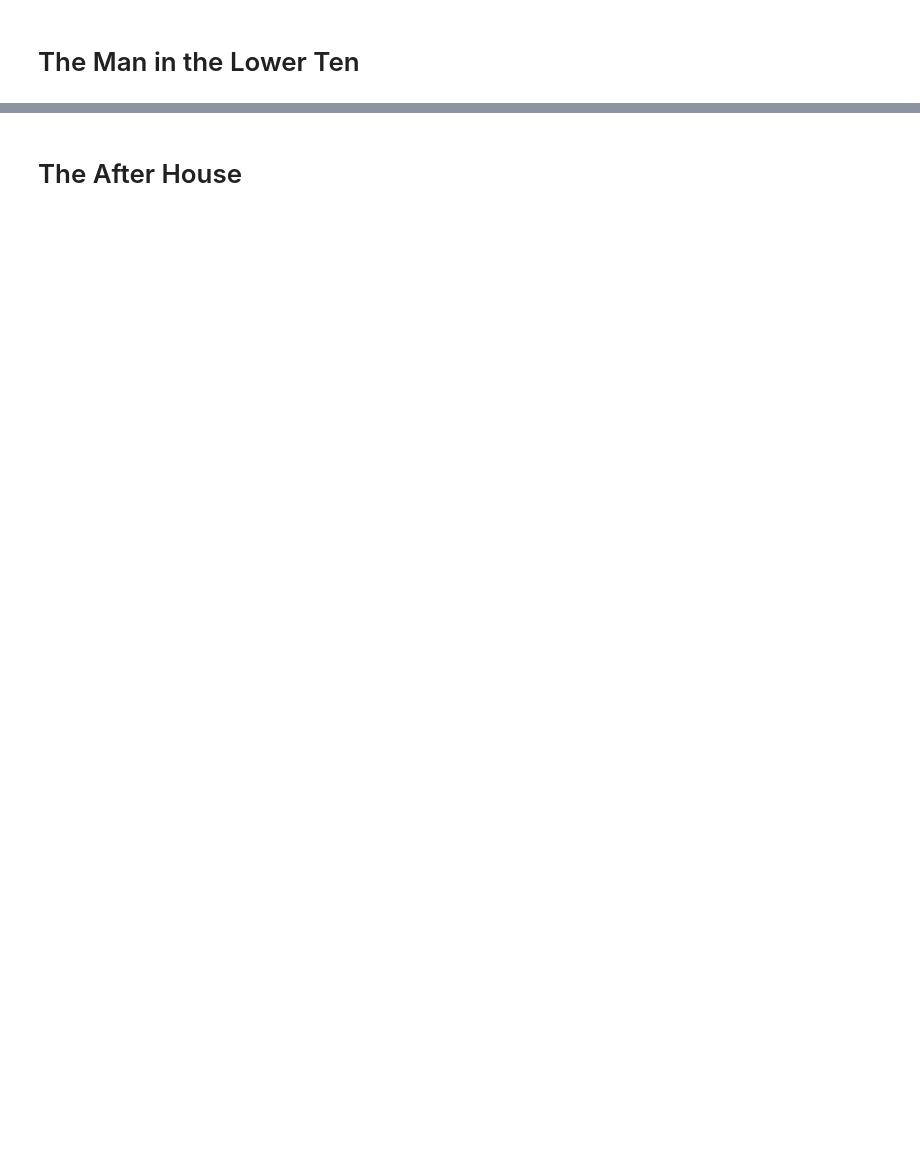
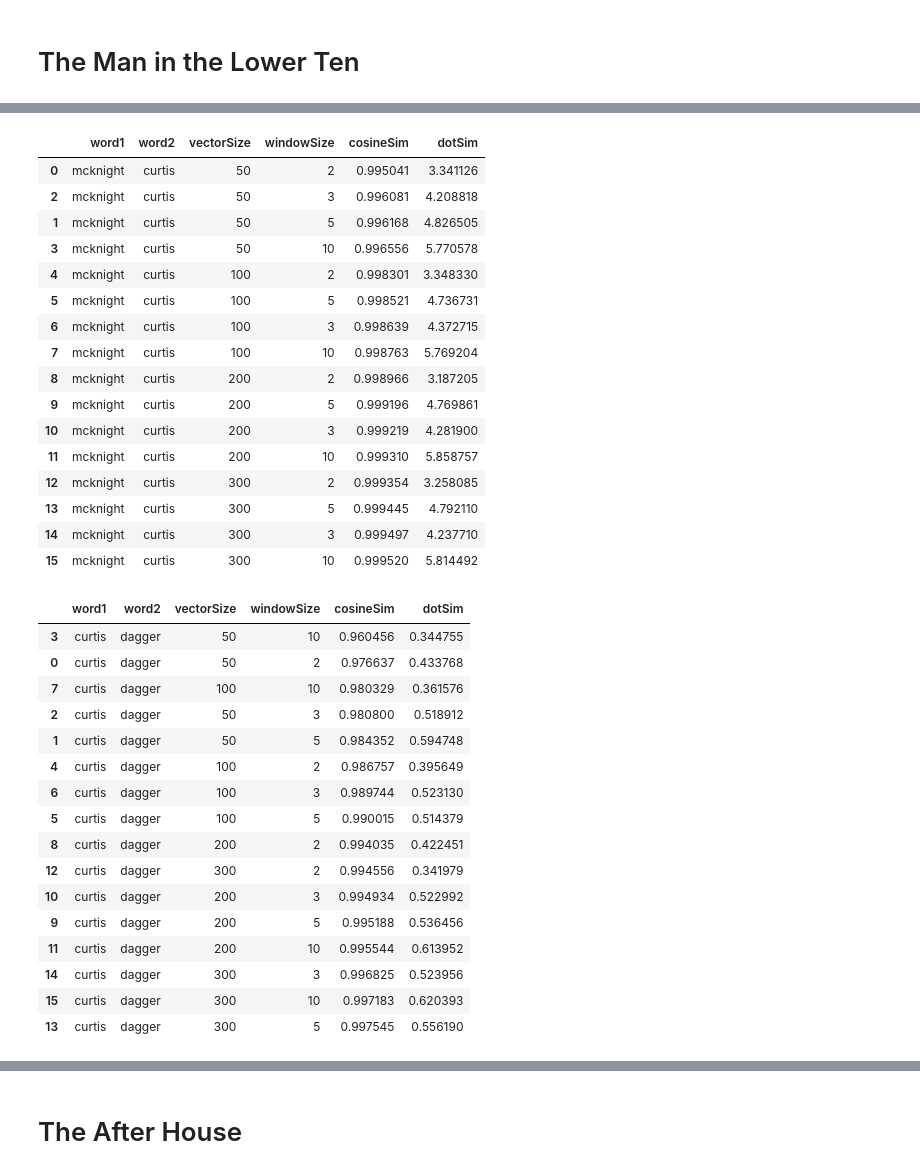
Before and after one commit to NLPaladins/rinehartAnalysis_wordVectors, a Jupyter notebook: main.ipynb, the cells around one changed output, grey strips where cells are left out. Cells and saved outputs as stored; diff of their text form; code cells hidden in the pictures; blank space fills up the shorter version.

```diff
--- a/main.ipynb
+++ b/main.ipynb
@@ -384,6 +427,41 @@ protag_antag_dists = pd.read_pickle(f"data{os.sep}The_Man_in_Lower_Ten__protag_a
 antag_crime_weap_dists = pd.read_pickle(f"data{os.sep}The_Man_in_Lower_Ten__antag_crime_weap_dists.pkl")
 antag_crime_obj_dists = pd.read_pickle(f"data{os.sep}The_Man_in_Lower_Ten__antag_crime_obj_dists.pkl")
 # %%
-display(protag_antag_dists.sort_values(['cosineSim', 'dotSim']).head())
-display(antag_crime_weap_dists.sort_values(['cosineSim', 'dotSim']).head())
-display(antag_crime_obj_dists.sort_values(['cosineSim', 'dotSim']).head())
+display(protag_antag_dists.sort_values(['cosineSim', 'dotSim']))
+display(antag_crime_weap_dists.sort_values(['cosineSim', 'dotSim']))
+display(antag_crime_obj_dists.sort_values(['cosineSim', 'dotSim']))
+# %% [output]
+|  | word1 | word2 | vectorSize | windowSize | cosineSim | dotSim |
+| 0 | mcknight | curtis | 50 | 2 | 0.995041 | 3.341126 |
+| 2 | mcknight | curtis | 50 | 3 | 0.996081 | 4.208818 |
+| 1 | mcknight | curtis | 50 | 5 | 0.996168 | 4.826505 |
+| 3 | mcknight | curtis | 50 | 10 | 0.996556 | 5.770578 |
+| 4 | mcknight | curtis | 100 | 2 | 0.998301 | 3.348330 |
+| 5 | mcknight | curtis | 100 | 5 | 0.998521 | 4.736731 |
+| 6 | mcknight | curtis | 100 | 3 | 0.998639 | 4.372715 |
+| 7 | mcknight | curtis | 100 | 10 | 0.998763 | 5.769204 |
+| 8 | mcknight | curtis | 200 | 2 | 0.998966 | 3.187205 |
+| 9 | mcknight | curtis | 200 | 5 | 0.999196 | 4.769861 |
+| 10 | mcknight | curtis | 200 | 3 | 0.999219 | 4.281900 |
+| 11 | mcknight | curtis | 200 | 10 | 0.999310 | 5.858757 |
+| 12 | mcknight | curtis | 300 | 2 | 0.999354 | 3.258085 |
+| 13 | mcknight | curtis | 300 | 5 | 0.999445 | 4.792110 |
+| 14 | mcknight | curtis | 300 | 3 | 0.999497 | 4.237710 |
+| 15 | mcknight | curtis | 300 | 10 | 0.999520 | 5.814492 |
+|  | word1 | word2 | vectorSize | windowSize | cosineSim | dotSim |
+| 3 | curtis | dagger | 50 | 10 | 0.960456 | 0.344755 |
+| 0 | curtis | dagger | 50 | 2 | 0.976637 | 0.433768 |
+| 7 | curtis | dagger | 100 | 10 | 0.980329 | 0.361576 |
+| 2 | curtis | dagger | 50 | 3 | 0.980800 | 0.518912 |
+| 1 | curtis | dagger | 50 | 5 | 0.984352 | 0.594748 |
+| 4 | curtis | dagger | 100 | 2 | 0.986757 | 0.395649 |
+| 6 | curtis | dagger | 100 | 3 | 0.989744 | 0.523130 |
+| 5 | curtis | dagger | 100 | 5 | 0.990015 | 0.514379 |
+| 8 | curtis | dagger | 200 | 2 | 0.994035 | 0.422451 |
+| 12 | curtis | dagger | 300 | 2 | 0.994556 | 0.341979 |
+| 10 | curtis | dagger | 200 | 3 | 0.994934 | 0.522992 |
+| 9 | curtis | dagger | 200 | 5 | 0.995188 | 0.536456 |
+| 11 | curtis | dagger | 200 | 10 | 0.995544 | 0.613952 |
+| 14 | curtis | dagger | 300 | 3 | 0.996825 | 0.523956 |
+| 15 | curtis | dagger | 300 | 10 | 0.997183 | 0.620393 |
+| 13 | curtis | dagger | 300 | 5 | 0.997545 | 0.556190 |
```
Also changed, not shown: parts of 36 cells of this notebook, 31 other files.
